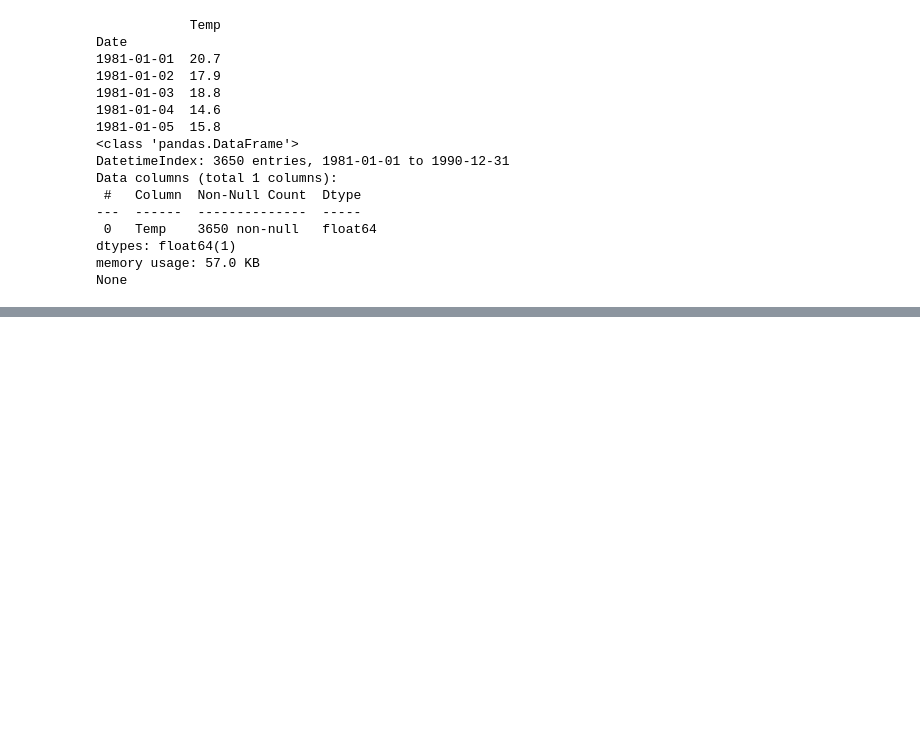
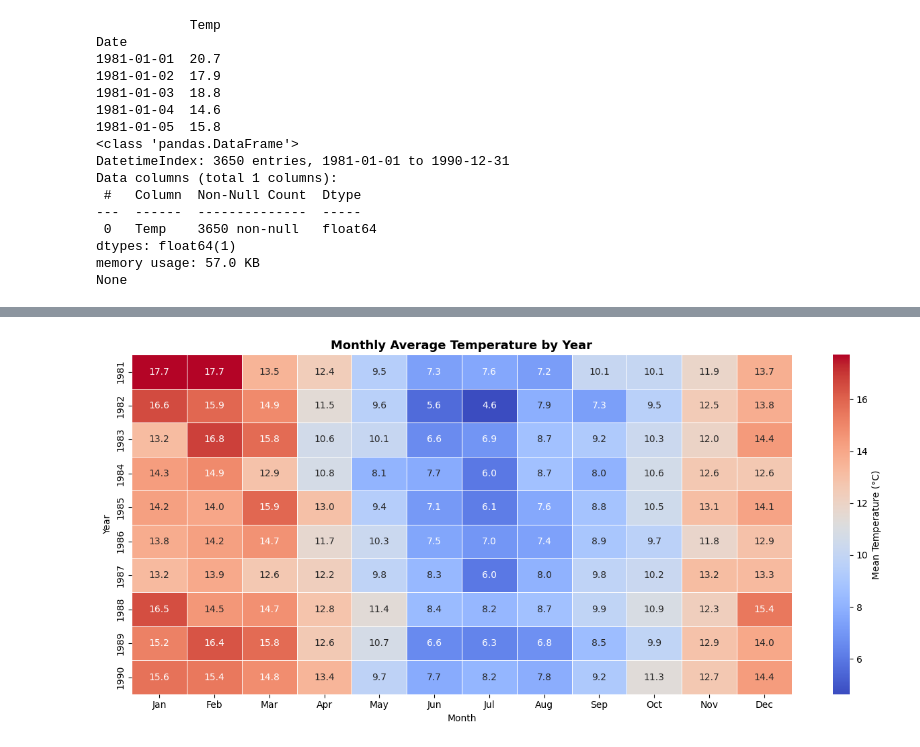
Before and after one commit to anneayensa/Advanced-Machine-Learning, a Jupyter notebook: assigment2/analysisAssignment2.ipynb, the cells around one changed output, grey strips where cells are left out. Saved outputs shown, nothing was run; the diff lists cells and outputs as text; code cells hidden in the pictures; blank space fills up the shorter version.

```diff
--- a/assigment2/analysisAssignment2.ipynb
+++ b/assigment2/analysisAssignment2.ipynb
@@ -130,0 +254,15 @@ None
+# %%
+pivot = df.groupby(["Year", "Month"])["Temp"].mean().unstack()
+pivot.columns = month_order
+
+fig, ax = plt.subplots(figsize=(13, 6))
+sns.heatmap(pivot, annot=True, fmt=".1f", cmap="coolwarm",
+            linewidths=0.4, linecolor="white", ax=ax,
+            cbar_kws={"label": "Mean Temperature (°C)"})
+ax.set_title("Monthly Average Temperature by Year", fontsize=13, fontweight="bold")
+ax.set_xlabel("Month")
+ax.set_ylabel("Year")
+plt.tight_layout()
+plt.show()
+# %% [output]
+[figure, added]
```
Also changed, not shown: parts of 14 cells of this notebook.
